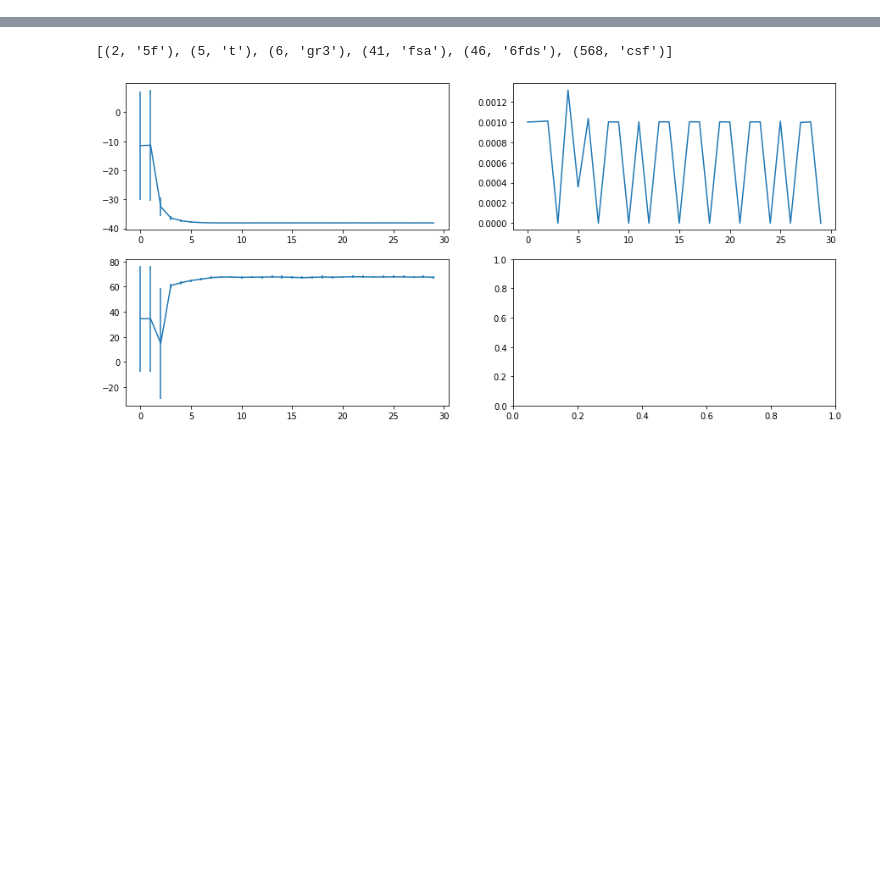
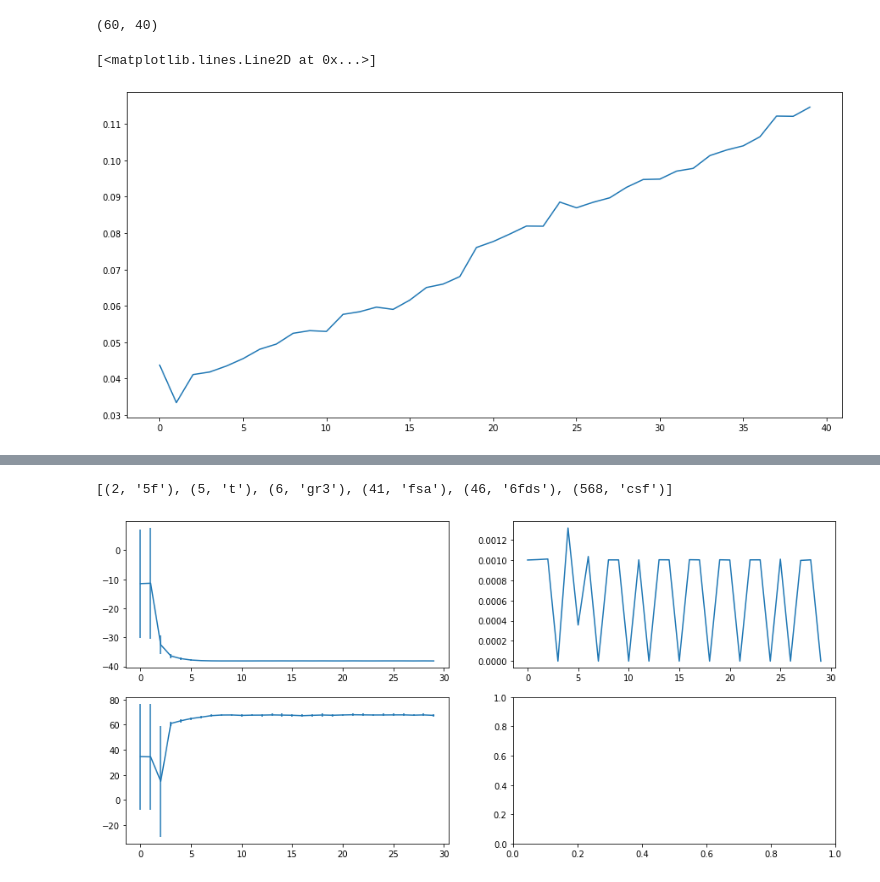
Before and after one commit to manthi4/GeneticTensor, a Jupyter notebook: Genetic_lib_sandbox.ipynb, the cells around one changed output, grey strips where cells are left out. Saved outputs shown, nothing was run; the diff lists cells and outputs as text; code cells hidden in the pictures; blank space fills up the shorter version.

```diff
--- a/Genetic_lib_sandbox.ipynb
+++ b/Genetic_lib_sandbox.ipynb
@@ -57,0 +409,38 @@ Text(0.5, 1.0, 'f3')
+# %%
+pop_search_space = np.linspace(30, 100, 40)
+std_search_space = np.linspace(1, 50, 60)
+pops, stds = np.meshgrid(pop_search_space, std_search_space)
+times = np.zeros_like(pops)
+convergence = np.zeros_like(pops)
+# %%
+pops.shape
+# %% [output]
+(60, 40)
+# %%
+search_range = (-100, 100)
+dim = 1
+runs = 20
+keep_n = lambda pop: len(pop) //4
+
+
+for i in tqdm(range(len(pops))):
+    for j in range(len(pops[i])):
+        sigma = stds[i][j]
+        p0_size = int(pops[i][j])
+        tt = 0
+        c = 0
+        for _ in range(runs):
+#             pop_avg, _, _, t = fixed_population_fixed_std(search_range, dim, p0_size, sigma, spikey_parabola)
+#             pop_avg, _, _, t = geom_population_fixed_std(search_range, dim, p0_size, keep_n, sigma, parabola)
+            pop_avg, _, _, t = linear_population_fixed_std(search_range, dim, p0_size, keep_n_linear, sigma, parabola)
+
+            c += (0 - np.mean(pop_avg[-5:]))**2
+            tt += t
+
+        times[i, j] = tt/runs
+        convergence[i, j] = float(c/runs)
+# %%
+plt.plot(np.sum(times, axis=-2))
+# %% [output]
+[<matplotlib.lines.Line2D at 0x...>]
+[figure, added]
```
Also changed, not shown: parts of 32 cells of this notebook, 15 other files.
